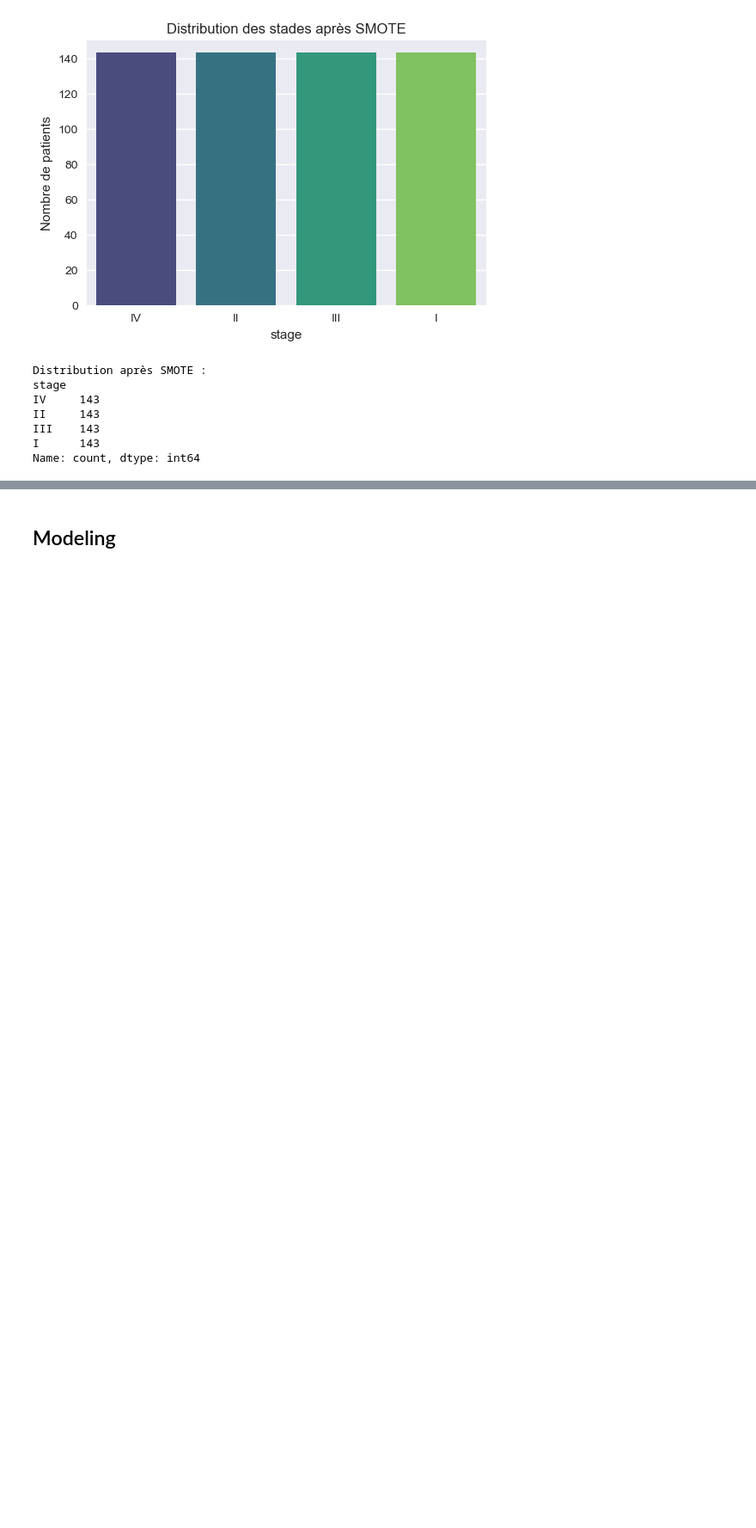
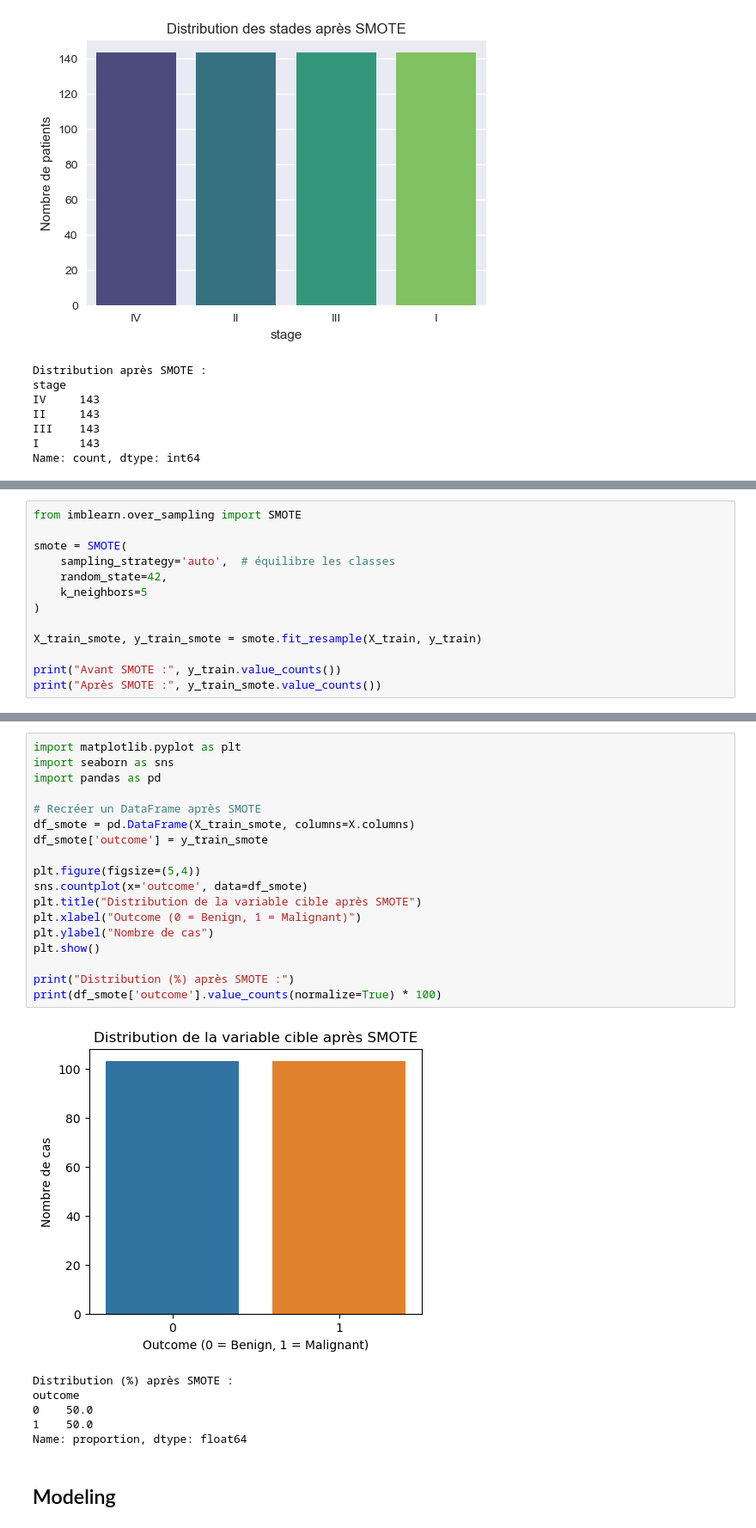
Before and after one commit to youssef060902/Algonomads_ML, a Jupyter notebook: Project.ipynb, the cells around one changed output, grey strips where cells are left out. Shown at 86% size. Saved outputs shown, nothing was run; the diff lists cells and outputs as text; blank space fills up the shorter version.

```diff
--- a/Project.ipynb
+++ b/Project.ipynb
@@ -358,0 +448,13 @@ Name: count, dtype: int64
+# %%
+from imblearn.over_sampling import SMOTE
+
+smote = SMOTE(
+    sampling_strategy='auto',  # équilibre les classes
+    random_state=42,
+    k_neighbors=5
+)
+
+X_train_smote, y_train_smote = smote.fit_resample(X_train, y_train)
+
+print("Avant SMOTE :", y_train.value_counts())
+print("Après SMOTE :", y_train_smote.value_counts())
@@ -359,2 +470,27 @@ Name: count, dtype: int64
+# %%
+import matplotlib.pyplot as plt
+import seaborn as sns
+import pandas as pd
+
+# Recréer un DataFrame après SMOTE
+df_smote = pd.DataFrame(X_train_smote, columns=X.columns)
+df_smote['outcome'] = y_train_smote
+
+plt.figure(figsize=(5,4))
+sns.countplot(x='outcome', data=df_smote)
+plt.title("Distribution de la variable cible après SMOTE")
+plt.xlabel("Outcome (0 = Benign, 1 = Malignant)")
+plt.ylabel("Nombre de cas")
+plt.show()
+
+print("Distribution (%) après SMOTE :")
+print(df_smote['outcome'].value_counts(normalize=True) * 100)
+# %% [output]
+[figure, added]
+Distribution (%) après SMOTE :
+outcome
+0    50.0
+1    50.0
+Name: proportion, dtype: float64
 # %% [markdown]
 ## Modeling
```
Also changed, not shown: parts of 14 cells of this notebook, 1 other file.
